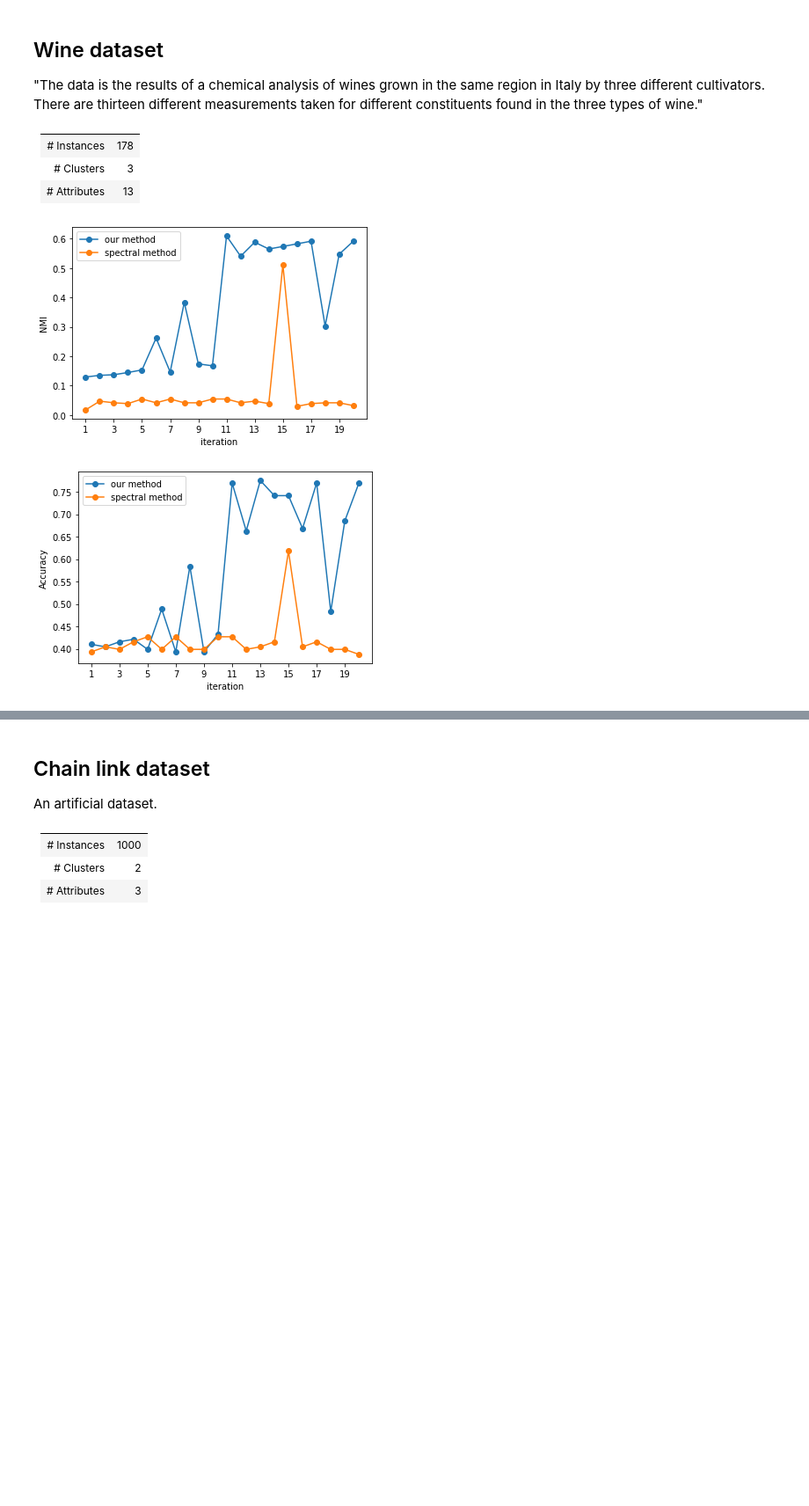
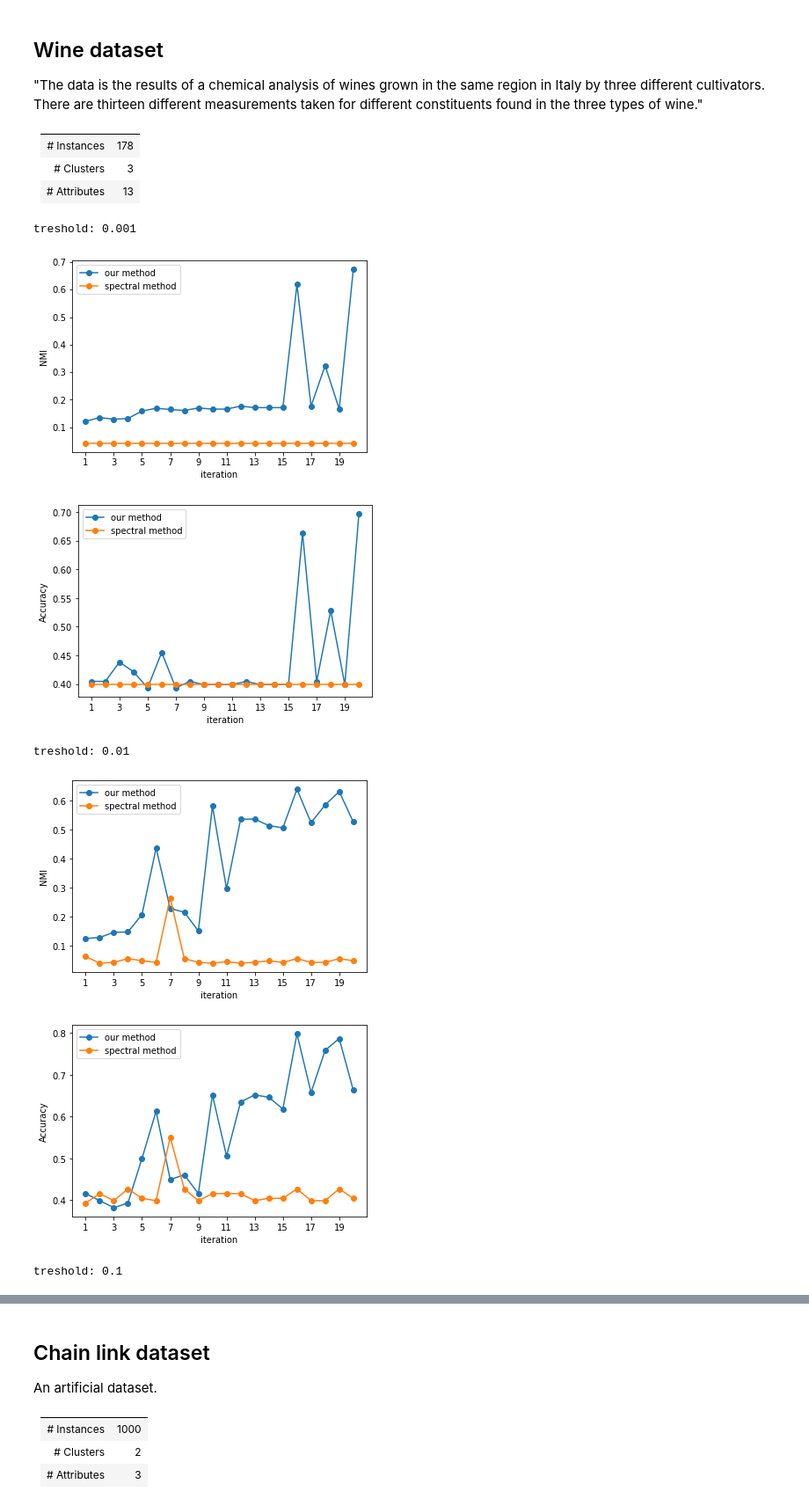
Before and after one commit to sahelyiyi/LocClustNLasso, a Jupyter notebook: amir/main.ipynb, the cells around one changed output, grey strips where cells are left out. Shown at 88% size. Drawn from its saved outputs; the diff is of its cells as text; code cells hidden in the pictures; blank space fills up the shorter version.

Commit message:
Add different tresholds

```diff
--- a/amir/main.ipynb
+++ b/amir/main.ipynb
@@ -12,7 +12,7 @@ import numpy as np
 import pandas as pd
 import matplotlib.pyplot as plt
 # %%
-def get_labels(X, y, num_iters=40) -> [dict]:
+def get_labels(X, y, tr, num_iters=40) -> [dict]:
     """
     Run our method and spectral clustering on inputs
 
@@ -32,8 +32,7 @@ def get_labels(X, y, num_iters=40) -> [dict]:
 
     outs = []
     for alpha, lambda_lasso in itertools.product(alphas, lambda_lassos):
-#         print(alpha, lambda_lasso)
-        out = run_more_plots(X, y, num_iters, alpha, lambda_lasso, 0.01, n_clusters=n_clusters, plot=False, is_print=True, auto=False)
+        out = run_more_plots(X, y, num_iters, alpha, lambda_lasso, tr, n_clusters=n_clusters, plot=False, is_print=True, auto=False)
         out['alpha'] = alpha
         out['lambda_lasso'] = lambda_lasso
         outs.append(out)
@@ -102,14 +101,14 @@ def plot_accs(iters, our_accs, sp_accs) -> None:
     plt.legend()
     plt.show()
 
-def run_and_plot_iterations(X, y) -> None:
+def run_and_plot_iterations(X, y, tr=0.01) -> None:
     """Run our algorithm with different number of iterations and plot performances"""
 
     iters = list(range(1, 21))
     perfs = []
 
     for i in iters:
-        outs = get_labels(X, y, num_iters=i)
+        outs = get_labels(X, y, tr=tr, num_iters=i)
         performance = get_performances(outs, y, best=True, is_print=False)[0]
         perfs.append(performance)
 
@@ -133,4 +132,3 @@ def run_and_plot_iterations(X, y) -> None:
 # %%
 X, y = datasets.load_iris(return_X_y=True)
 X, y = shuffle(X, y, random_state=0)
-run_and_plot_iterations(X, y)
@@ -139,0 +135,4 @@ run_and_plot_iterations(X, y)
+# %%
+for tr in (0.001, 0.01, 0.1, 0.2):
+    print('treshold: {}'.format(tr))
+    run_and_plot_iterations(X, y, tr=tr)
@@ -150,7 +162,14 @@ run_and_plot_iterations(X, y)
 # %%
 X, y = datasets.load_wine(return_X_y=True)
 X, y = shuffle(X, y, random_state=0)
-run_and_plot_iterations(X, y)
+for tr in (0.001, 0.01, 0.1, 0.2):
+    print('treshold: {}'.format(tr))
+    run_and_plot_iterations(X, y, tr=tr)
 # %% [output]
+treshold: 0.001
-[figure, old version]
+[figure, new version]
-[figure, old version]
+[figure, new version]
+treshold: 0.01
+[figure, added]
+[figure, added]
+treshold: 0.1
```
Also changed, not shown: parts of 4 cells of this notebook.
